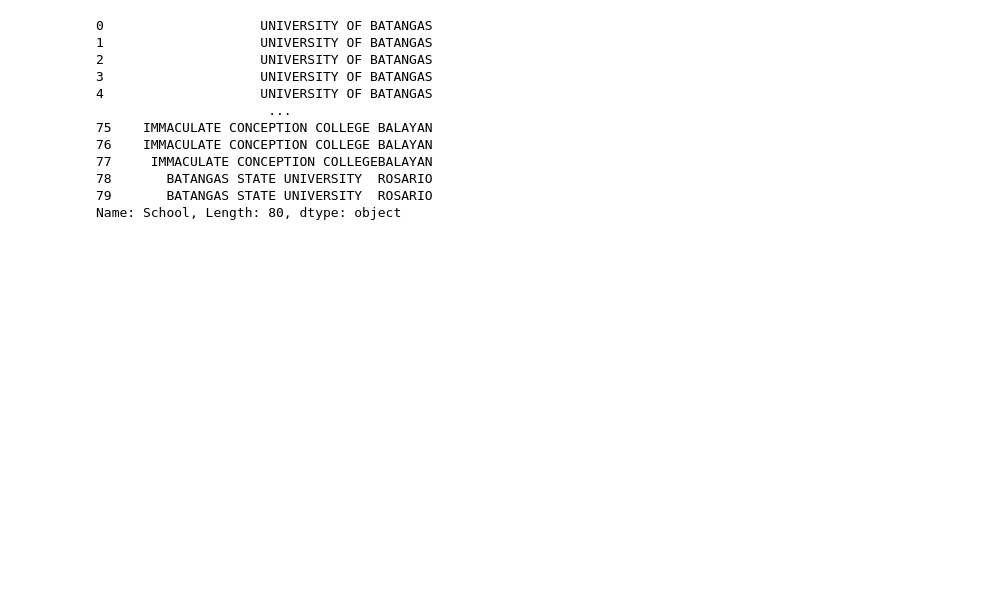
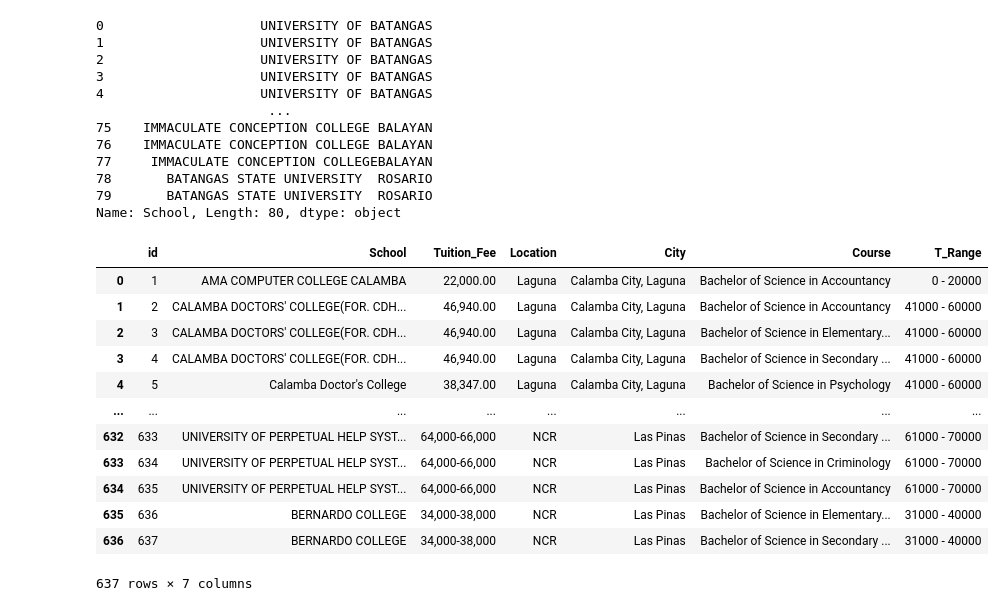
Before and after one commit to Shenchii/SeeKampus_Flask, a Jupyter notebook: ts.ipynb, the cells around one changed output. Saved outputs shown, nothing was run; the diff lists cells and outputs as text; code cells hidden in the pictures; blank space fills up the shorter version.

```diff
--- a/ts.ipynb
+++ b/ts.ipynb
@@ -383,0 +382,25 @@ s
+# %%
+import pandas as pd
+from app import db, ScProfiles
+
+location = 'Any'
+if location == 'Any':
+    school_data = pd.read_sql_query(db.session.query(ScProfiles).filter(
+
+        ).statement, db.session.bind)
+
+school_data
+# %% [output]
+|  | id | School | Tuition_Fee | Location | City | Course | T_Range |
+| 0 | 1 | AMA COMPUTER COLLEGE CALAMBA | 22,000.00 | Laguna | Calamba City, Laguna | Bachelor of Science in Accountancy | 0 - 20000 |
+| 1 | 2 | CALAMBA DOCTORS' COLLEGE(FOR. CDH... | 46,940.00 | Laguna | Calamba City, Laguna | Bachelor of Science in Accountancy | 41000 - 60000 |
+| 2 | 3 | CALAMBA DOCTORS' COLLEGE(FOR. CDH... | 46,940.00 | Laguna | Calamba City, Laguna | Bachelor of Science in Elementary... | 41000 - 60000 |
+| 3 | 4 | CALAMBA DOCTORS' COLLEGE(FOR. CDH... | 46,940.00 | Laguna | Calamba City, Laguna | Bachelor of Science in Secondary ... | 41000 - 60000 |
+| 4 | 5 | Calamba Doctor's College | 38,347.00 | Laguna | Calamba City, Laguna | Bachelor of Science in Psychology | 41000 - 60000 |
+| ... | ... | ... | ... | ... | ... | ... | ... |
+| 632 | 633 | UNIVERSITY OF PERPETUAL HELP SYST... | 64,000-66,000 | NCR | Las Pinas | Bachelor of Science in Secondary ... | 61000 - 70000 |
+| 633 | 634 | UNIVERSITY OF PERPETUAL HELP SYST... | 64,000-66,000 | NCR | Las Pinas | Bachelor of Science in Criminology | 61000 - 70000 |
+| 634 | 635 | UNIVERSITY OF PERPETUAL HELP SYST... | 64,000-66,000 | NCR | Las Pinas | Bachelor of Science in Accountancy | 61000 - 70000 |
+| 635 | 636 | BERNARDO COLLEGE | 34,000-38,000 | NCR | Las Pinas | Bachelor of Science in Elementary... | 31000 - 40000 |
+| 636 | 637 | BERNARDO COLLEGE | 34,000-38,000 | NCR | Las Pinas | Bachelor of Science in Secondary ... | 31000 - 40000 |
+637 rows × 7 columns
```
Also changed, not shown: parts of 1 cell of this notebook, 2 other files.
